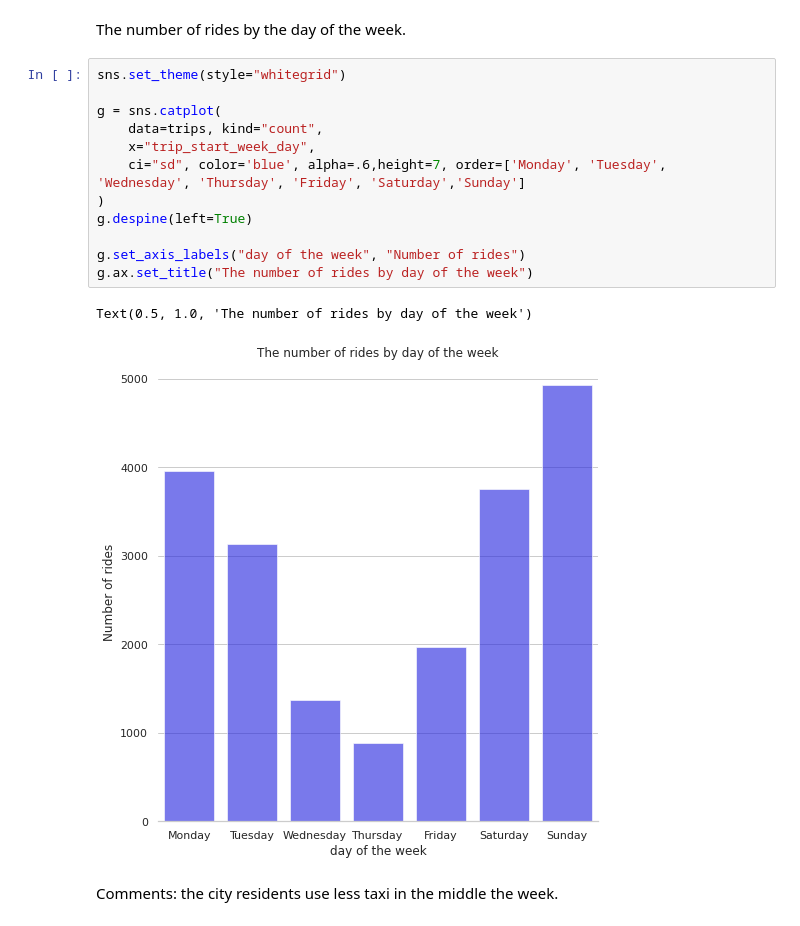
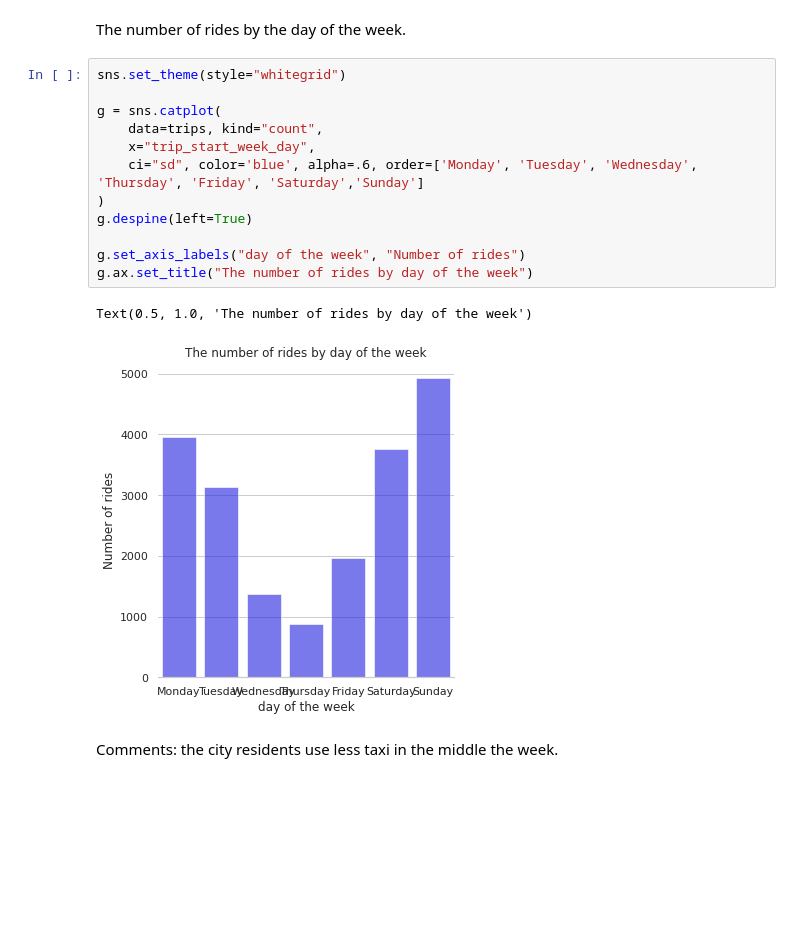
Before and after one commit to annyfan/550, a Jupyter notebook: IFT_6758_HW_1.ipynb, the cells around one changed output. Drawn from its saved outputs; the diff is of its cells as text; blank space fills up the shorter version.

```diff
--- a/IFT_6758_HW_1.ipynb
+++ b/IFT_6758_HW_1.ipynb
@@ -420,18 +420,18 @@ The number of rides by the day of the week.
 # %%
 sns.set_theme(style="whitegrid")
 
 g = sns.catplot(
     data=trips, kind="count",
     x="trip_start_week_day",
-    ci="sd", color='blue', alpha=.6,height=7, order=['Monday', 'Tuesday', 'Wednesday', 'Thursday', 'Friday', 'Saturday','Sunday']
+    ci="sd", color='blue', alpha=.6, order=['Monday', 'Tuesday', 'Wednesday', 'Thursday', 'Friday', 'Saturday','Sunday']
 )
 g.despine(left=True)
 
 g.set_axis_labels("day of the week", "Number of rides")
 g.ax.set_title("The number of rides by day of the week")
 # %% [output]
 Text(0.5, 1.0, 'The number of rides by day of the week')
-[figure, old version]
+[figure, new version]
 # %% [markdown]
 Comments: the city residents use less taxi in the middle the week.
 # %% [markdown]
```
